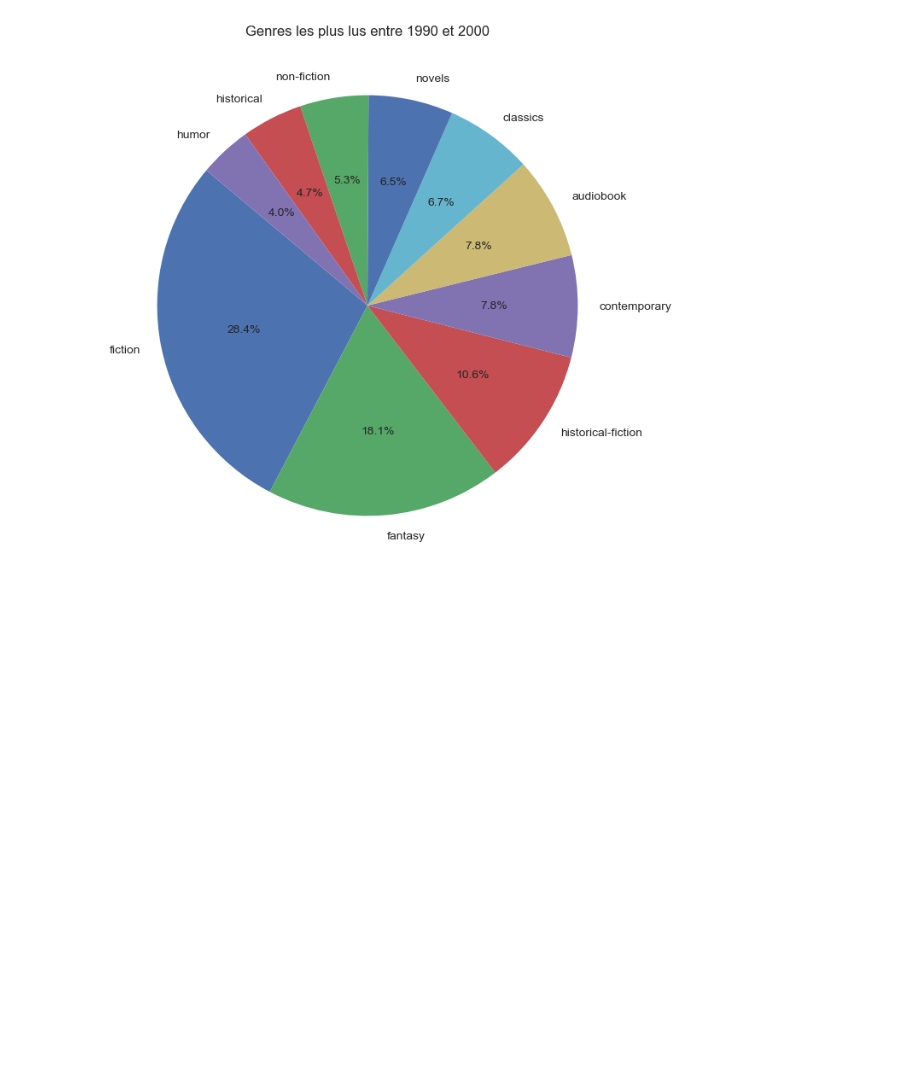
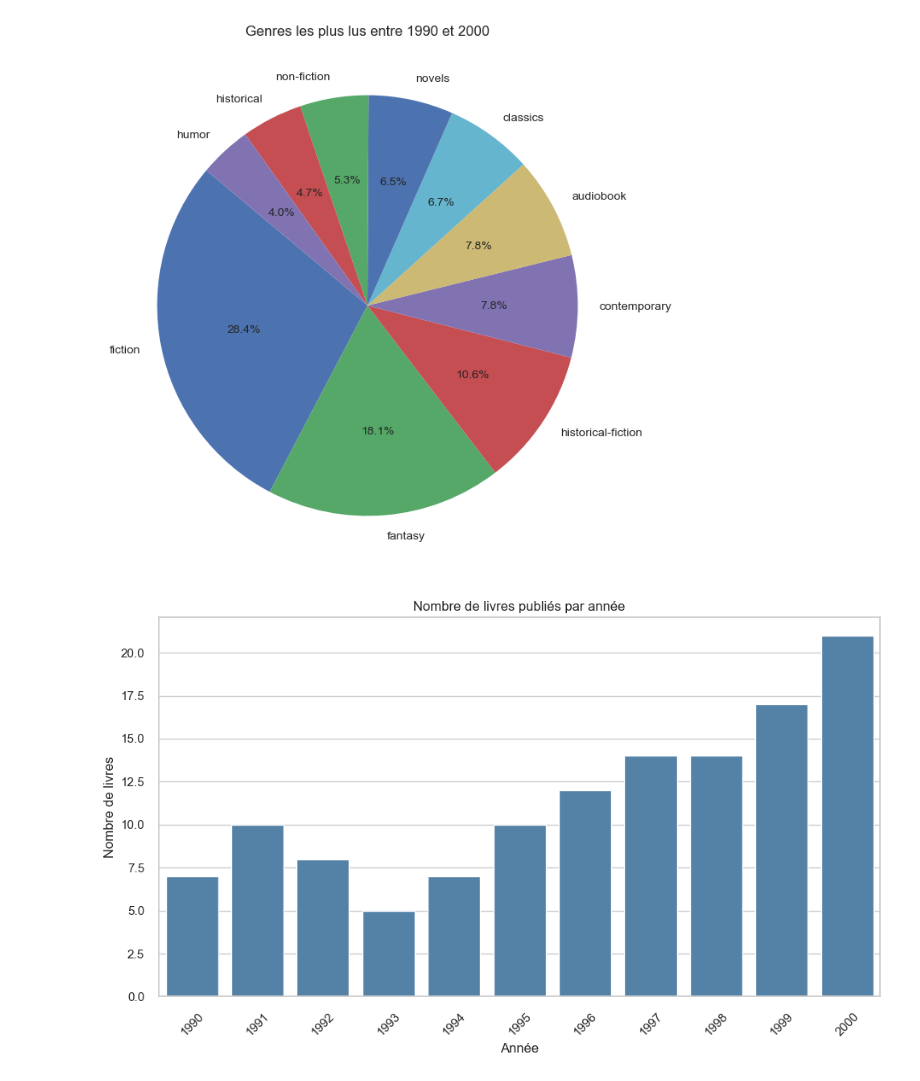
Before and after one commit to sihemynb/Goodreads-Analysis, a Jupyter notebook: visualisation_books.ipynb, the cells around one changed output. Saved outputs shown, nothing was run; the diff lists cells and outputs as text; code cells hidden in the pictures; blank space fills up the shorter version.

```diff
--- a/visualisation_books.ipynb
+++ b/visualisation_books.ipynb
@@ -134,3 +134,20 @@ plt.title('Genres les plus lus entre 1990 et 2000')
 plt.show()
 # %% [output]
 [figure]
+# %%
+import ast
+
+sns.set(style="whitegrid")
+plt.rcParams["figure.figsize"] = (10, 6)
+# %%
+#Nombre de livres publiés par année
+plt.figure()
+sns.countplot(data=df, x='Année de publication', order=sorted(df['Année de publication'].unique()),color='steelblue')
+plt.xticks(rotation=45)
+plt.title("Nombre de livres publiés par année")
+plt.xlabel("Année")
+plt.ylabel("Nombre de livres")
+plt.tight_layout()
+plt.show()
+# %% [output]
+[figure, added]
```
Also changed, not shown: parts of 6 cells of this notebook.
